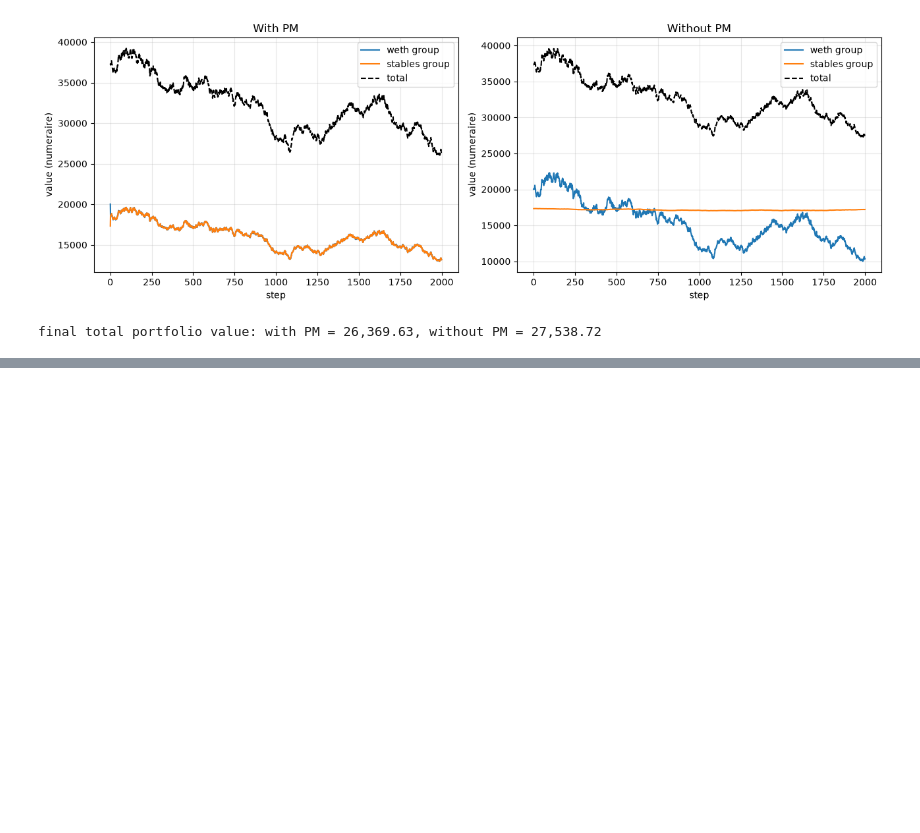
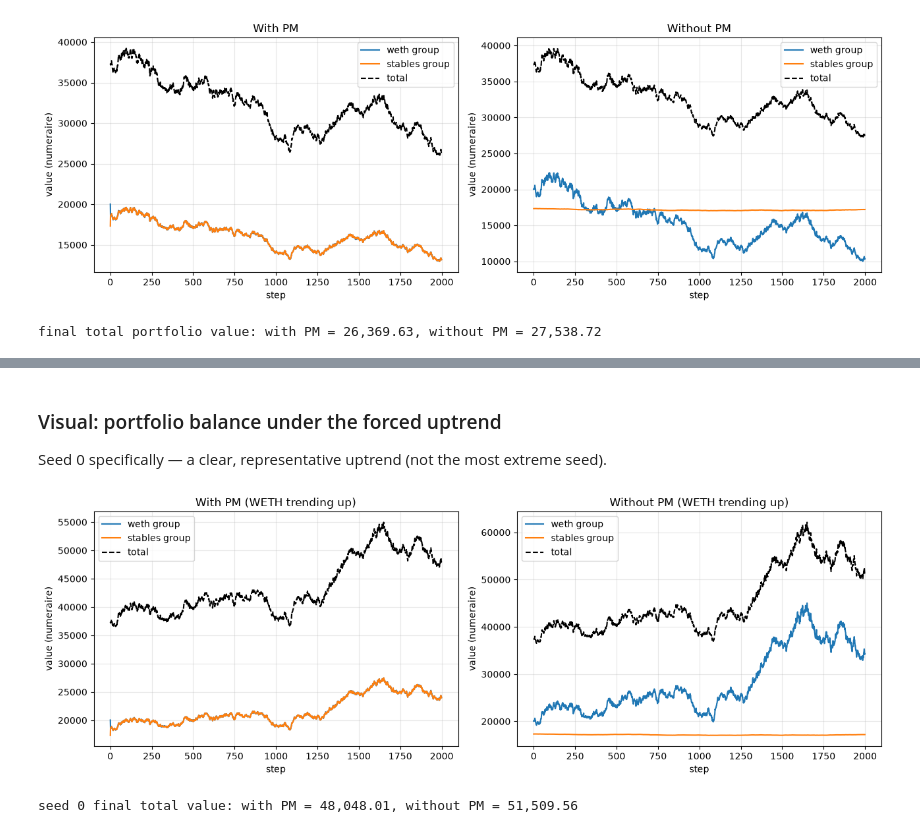
Before and after one commit to bleu/aqua-portfolio-manager, a Jupyter notebook: simulation/notebooks/02_basket_with_without_pm.ipynb, the cells around one changed output, grey strips where cells are left out. Cells and saved outputs as stored; diff of their text form; code cells hidden in the pictures; blank space fills up the shorter version.

```diff
--- a/simulation/notebooks/02_basket_with_without_pm.ipynb
+++ b/simulation/notebooks/02_basket_with_without_pm.ipynb
@@ -139,0 +191,40 @@ final total portfolio value: with PM = 26,369.63, without PM = 27,538.72
+# %% [markdown]
+### Visual: portfolio balance under the forced uptrend
+
+Seed 0 specifically — a clear, representative uptrend (not the most extreme seed).
+# %%
+world_with_trend = basket_with_without_pm.build_world(with_pm=True, weth_drift_per_step=WETH_DRIFT_PER_STEP, seed=0)
+world_with_trend.run(N_STEPS)
+world_without_trend = basket_with_without_pm.build_world(with_pm=False, weth_drift_per_step=WETH_DRIFT_PER_STEP, seed=0)
+world_without_trend.run(N_STEPS)
+
+total_with_trend = np.array(world_with_trend.metrics.value_a_path) + np.array(world_with_trend.metrics.value_b_path)
+total_without_trend = np.array(world_without_trend.metrics.value_a_path) + np.array(world_without_trend.metrics.value_b_path)
+
+fig, (ax1, ax2) = plt.subplots(1, 2, figsize=(13, 4.5))
+
+ax1.plot(world_with_trend.metrics.value_a_path, label="weth group")
+ax1.plot(world_with_trend.metrics.value_b_path, label="stables group")
+ax1.plot(total_with_trend, label="total", linestyle="--", color="black")
+ax1.set_xlabel("step")
+ax1.set_ylabel("value (numeraire)")
+ax1.set_title("With PM (WETH trending up)")
+ax1.legend()
+ax1.grid(alpha=0.3)
+
+ax2.plot(world_without_trend.metrics.value_a_path, label="weth group")
+ax2.plot(world_without_trend.metrics.value_b_path, label="stables group")
+ax2.plot(total_without_trend, label="total", linestyle="--", color="black")
+ax2.set_xlabel("step")
+ax2.set_ylabel("value (numeraire)")
+ax2.set_title("Without PM (WETH trending up)")
+ax2.legend()
+ax2.grid(alpha=0.3)
+
+plt.tight_layout()
+plt.show()
+
+print(f"seed 0 final total value: with PM = {total_with_trend[-1]:,.2f}, without PM = {total_without_trend[-1]:,.2f}")
+# %% [output]
+[figure, added]
+seed 0 final total value: with PM = 48,048.01, without PM = 51,509.56
```
Also changed, not shown: parts of 4 cells of this notebook, 3 other files.
